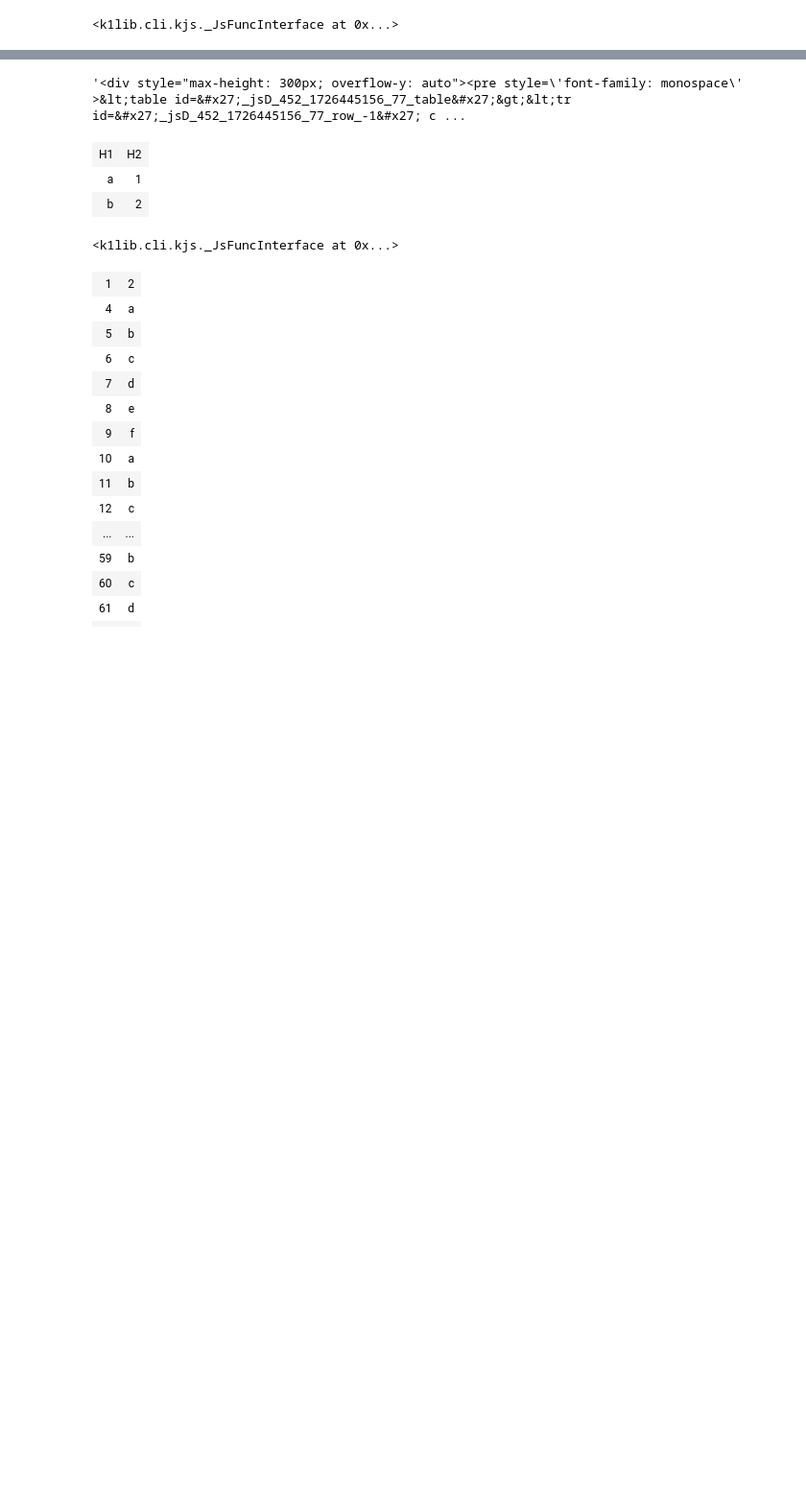
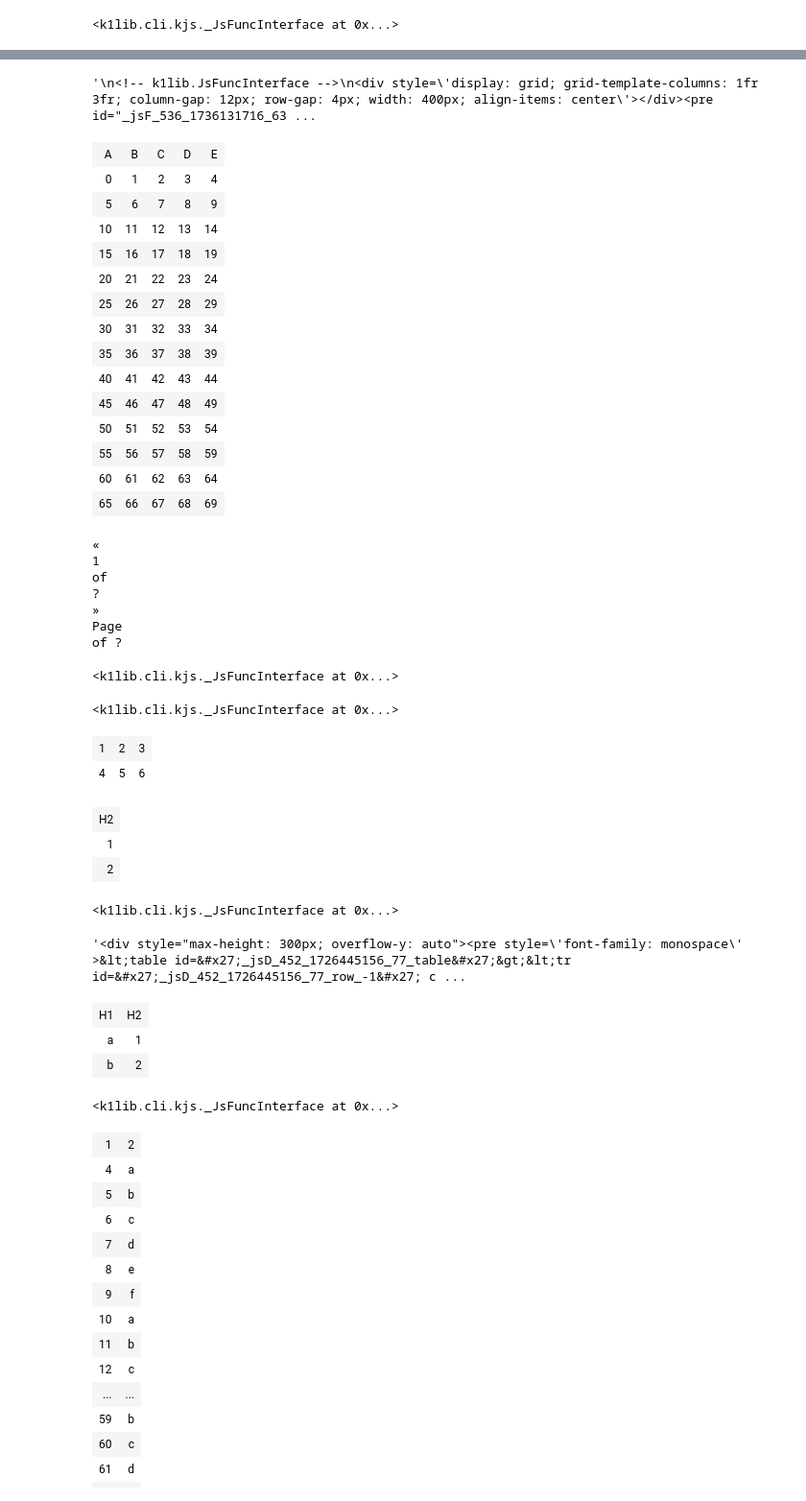
Before and after one commit to 157239n/k1lib, a Jupyter notebook: k1lib/viz.ipynb, the cells around one changed output, grey strips where cells are left out. Shown at 96% size. Saved outputs shown, nothing was run; the diff lists cells and outputs as text; code cells hidden in the pictures; blank space fills up the shorter version.

```diff
--- a/k1lib/viz.ipynb
+++ b/k1lib/viz.ipynb
@@ -1076,4 +1187,64 @@ e.target = headerE; {onclickHeader};"""
 %3C/script%3E`); }}""", fIdx
+# %%
+ui1 = [[1, 2], [3, 4], [5, 6]] | (cli.toJsFunc() | Table([*"AB"], objName="def", perPage=20, numRows=200)) | cli.op().interface() | cli.toHtml()
+f"""
+{ui1}
+<script>
+    def.page_onselect = async (pageNum) => {{
+        console.log(`pageNum: ${{pageNum}}`);
+    }}
+</script>
+""" | cli.toHtml()
+# %% [output]
+'\n<!-- k1lib.JsFuncInterface -->\n<div style=\'display: grid; grid-template-columns: 1fr 3fr; column-gap: 12px; row-gap: 4px; width: 400px; align-items: center\'></div><pre id="_jsF_536_1736131716_63 ...
+# %%
+range(300) | cli.batched(5) | cli.deref() | Table([*"ABCDE"], perPage=14, height=300)
+# %% [output]
+| A | B | C | D | E |
+| 0 | 1 | 2 | 3 | 4 |
+| 5 | 6 | 7 | 8 | 9 |
+| 10 | 11 | 12 | 13 | 14 |
+| 15 | 16 | 17 | 18 | 19 |
+| 20 | 21 | 22 | 23 | 24 |
+| 25 | 26 | 27 | 28 | 29 |
+| 30 | 31 | 32 | 33 | 34 |
+| 35 | 36 | 37 | 38 | 39 |
+| 40 | 41 | 42 | 43 | 44 |
+| 45 | 46 | 47 | 48 | 49 |
+| 50 | 51 | 52 | 53 | 54 |
+| 55 | 56 | 57 | 58 | 59 |
+| 60 | 61 | 62 | 63 | 64 |
+| 65 | 66 | 67 | 68 | 69 |
+«
+1
+of
+?
+»
+Page
+of ?
+# %%
+range(300) | cli.batched(5) | cli.deref() | (cli.toJsFunc() | Table([*"ABCDE"], perPage=14, height=300, numRows=200)) | cli.op().interface()
+# %% [output]
+<k1lib.cli.kjs._JsFuncInterface at 0x...>
+# %%
+range(10) | cli.batched(2) | cli.deref() | (cli.toJsFunc() | Table(perPage=2)) | cli.op().interface()
+# %% [output]
+<k1lib.cli.kjs._JsFuncInterface at 0x...>
+# %%
+[[1, 2, 3], [4, 5, 6]] | Table()
+# %% [output]
+| 1 | 2 | 3 |
+| 4 | 5 | 6 |
+# %%
+[["a", 1], ["b", 2]] | Table(["H1", "H2"], sortF=True, colsToHide=[0])
+# %% [output]
+| H2 |
+| 1 |
+| 2 |
+# %%
+[["a", 1], ["b", 2]] | (cli.toJsFunc("term") | Table(["H1", "H2"], sortF=True, colsToHide=[0])) | cli.op().interface()
+# %% [output]
+<k1lib.cli.kjs._JsFuncInterface at 0x...>
 # %%
 t = [["a", 1], ["b", 2]] | Table(["H1", "H2"], sortF=True)
 str(t) | cli.aS(html.escape) | cli.aS(k1lib.fmt.pre) | k1lib.viz.Scroll(300)
```
Also changed, not shown: parts of 11 cells of this notebook, 53 other files.
